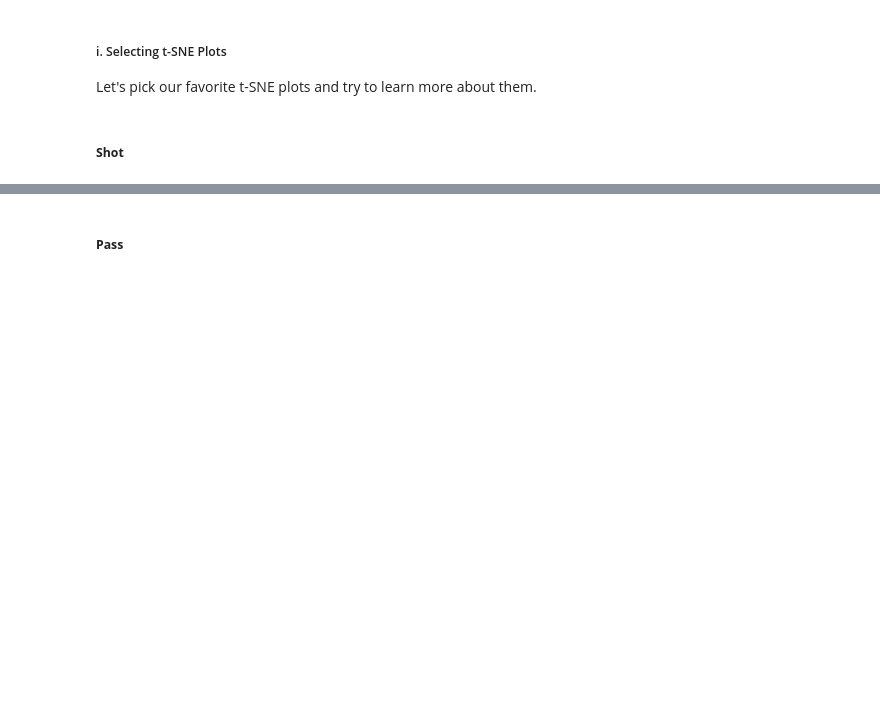
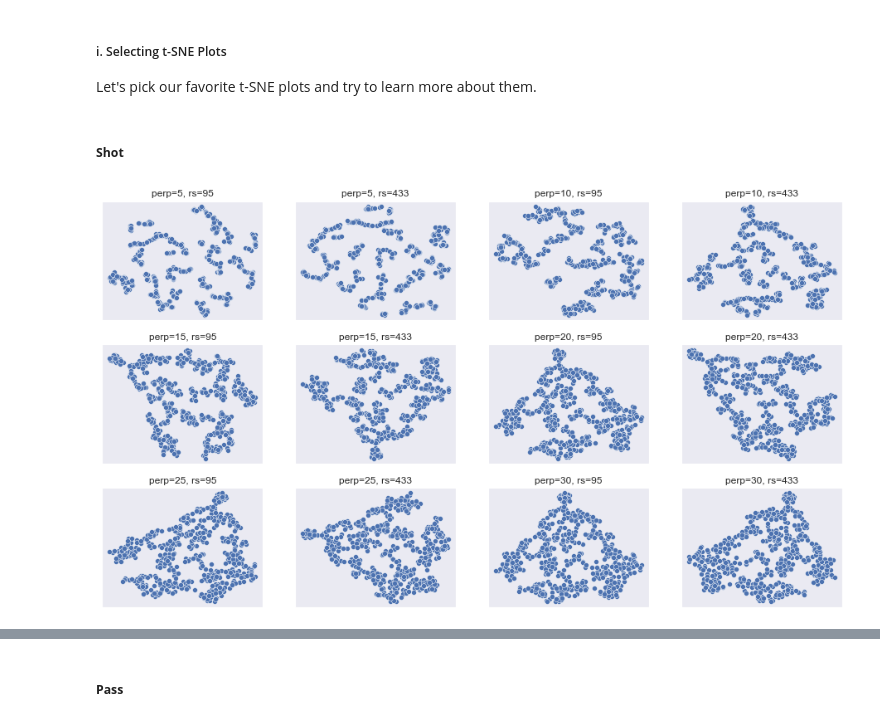
Before and after one commit to lucas-nelson-uiuc/stat430_unsupervised_project, a Jupyter notebook: soccer_project.ipynb, the cells around one changed output, grey strips where cells are left out. Drawn from its saved outputs; the diff is of its cells as text; code cells hidden in the pictures; blank space fills up the shorter version.

```diff
--- a/soccer_project.ipynb
+++ b/soccer_project.ipynb
@@ -327 +298,20 @@ plt.show()
+# %%
+tsne_shot_scaled = pd.DataFrame(
+    StandardScaler().fit_transform(master_tsne_shot.drop(columns=['shot_outcome', 'outcome', 'binary_outcome'])),
+    columns=['shot_statsbomb_xg', 'location_x', 'location_y']
+)
+
+f = pf.generate_tsne_subplots(
+    tsne_shot_scaled,
+    perps=[5,10,15,20,25,30]
+)
+
+# f = pf.plt_tsne_subplots(
+#     tsne_shot_scaled,
+#     perps=[5,10,15,20,25,30]
+# )
+
+plt.show()
+# %% [output]
+[figure, added]
 # %%
```
Also changed, not shown: parts of 28 cells of this notebook, 8 other files.
